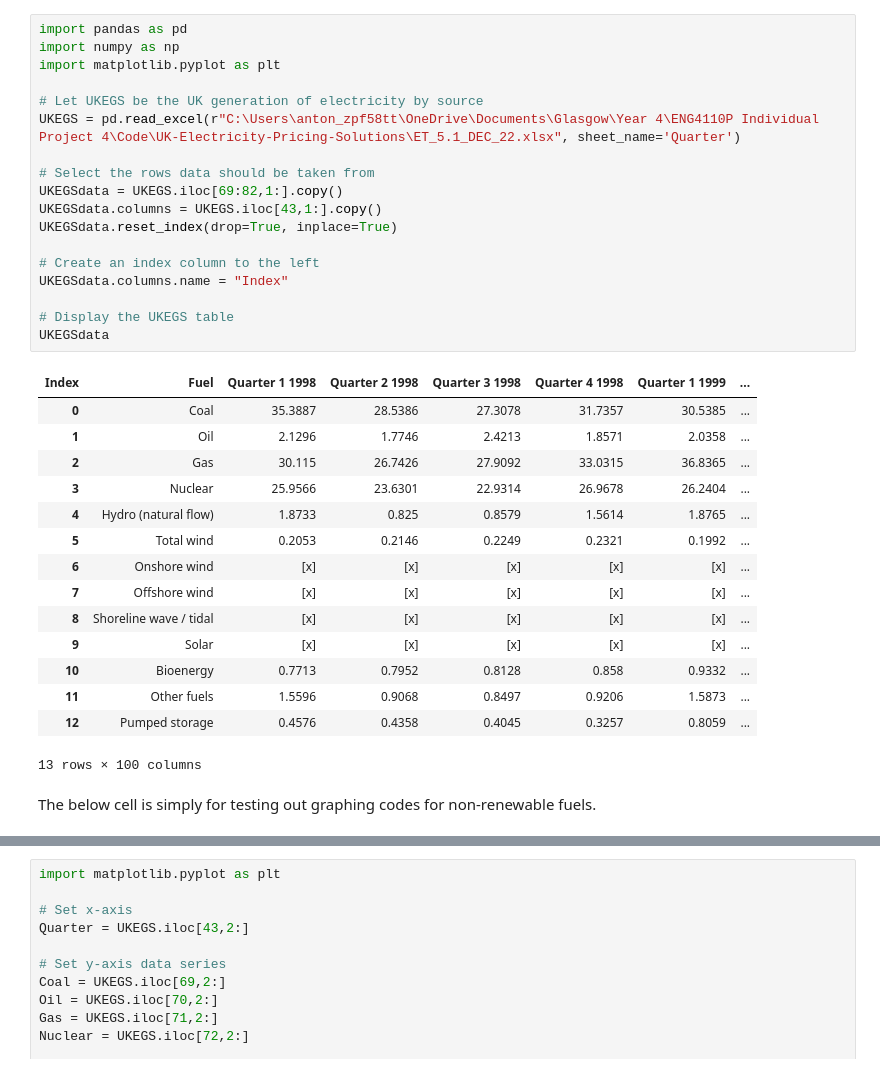
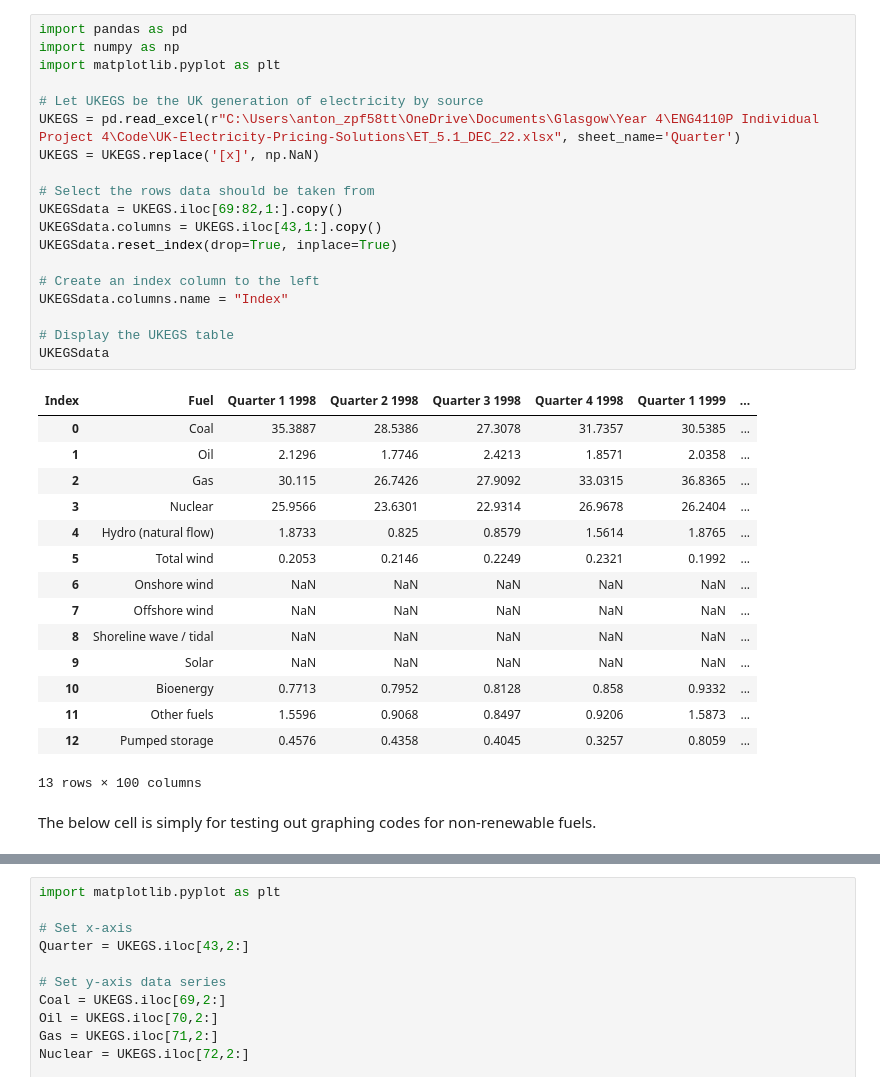
Before and after one commit to jsap2000/UK-Electricity-Pricing-Solutions, a Jupyter notebook: UK Electricity Generation by Source Dec 2022.ipynb, the cells around one changed output, grey strips where cells are left out. Saved outputs shown, nothing was run; the diff lists cells and outputs as text.

```diff
--- a/UK Electricity Generation by Source Dec 2022.ipynb
+++ b/UK Electricity Generation by Source Dec 2022.ipynb
@@ -1,39 +1,40 @@
 # %%
 import pandas as pd
 import numpy as np
 import matplotlib.pyplot as plt
 
 # Let UKEGS be the UK generation of electricity by source
 UKEGS = pd.read_excel(r"C:\Users\anton_zpf58tt\OneDrive\Documents\Glasgow\Year 4\ENG4110P Individual Project 4\Code\UK-Electricity-Pricing-Solutions\ET_5.1_DEC_22.xlsx", sheet_name='Quarter')
+UKEGS = UKEGS.replace('[x]', np.NaN)
 
 # Select the rows data should be taken from
 UKEGSdata = UKEGS.iloc[69:82,1:].copy()
 UKEGSdata.columns = UKEGS.iloc[43,1:].copy()
 UKEGSdata.reset_index(drop=True, inplace=True)
 
 # Create an index column to the left
 UKEGSdata.columns.name = "Index"
 
 # Display the UKEGS table
 UKEGSdata
 # %% [output]
 | Index | Fuel | Quarter 1 1998 | Quarter 2 1998 | Quarter 3 1998 | Quarter 4 1998 | Quarter 1 1999 | ... |
 | 0 | Coal | 35.3887 | 28.5386 | 27.3078 | 31.7357 | 30.5385 | ... |
 | 1 | Oil | 2.1296 | 1.7746 | 2.4213 | 1.8571 | 2.0358 | ... |
 | 2 | Gas | 30.115 | 26.7426 | 27.9092 | 33.0315 | 36.8365 | ... |
 | 3 | Nuclear | 25.9566 | 23.6301 | 22.9314 | 26.9678 | 26.2404 | ... |
 | 4 | Hydro (natural flow) | 1.8733 | 0.825 | 0.8579 | 1.5614 | 1.8765 | ... |
 | 5 | Total wind | 0.2053 | 0.2146 | 0.2249 | 0.2321 | 0.1992 | ... |
-| 6 | Onshore wind | [x] | [x] | [x] | [x] | [x] | ... |
-| 7 | Offshore wind | [x] | [x] | [x] | [x] | [x] | ... |
-| 8 | Shoreline wave / tidal | [x] | [x] | [x] | [x] | [x] | ... |
-| 9 | Solar | [x] | [x] | [x] | [x] | [x] | ... |
+| 6 | Onshore wind | NaN | NaN | NaN | NaN | NaN | ... |
+| 7 | Offshore wind | NaN | NaN | NaN | NaN | NaN | ... |
+| 8 | Shoreline wave / tidal | NaN | NaN | NaN | NaN | NaN | ... |
+| 9 | Solar | NaN | NaN | NaN | NaN | NaN | ... |
 | 10 | Bioenergy | 0.7713 | 0.7952 | 0.8128 | 0.858 | 0.9332 | ... |
 | 11 | Other fuels | 1.5596 | 0.9068 | 0.8497 | 0.9206 | 1.5873 | ... |
 | 12 | Pumped storage | 0.4576 | 0.4358 | 0.4045 | 0.3257 | 0.8059 | ... |
 13 rows × 100 columns
-# %% [markdown]
-The below cell is simply for testing out graphing codes for non-renewable fuels.
+# %% [markdown]
+The below cell is simply for testing out graphing codes for non-renewable fuels.
 # %%
 from matplotlib.ticker import MultipleLocator
 
```
Also changed, not shown: parts of 5 cells of this notebook.
